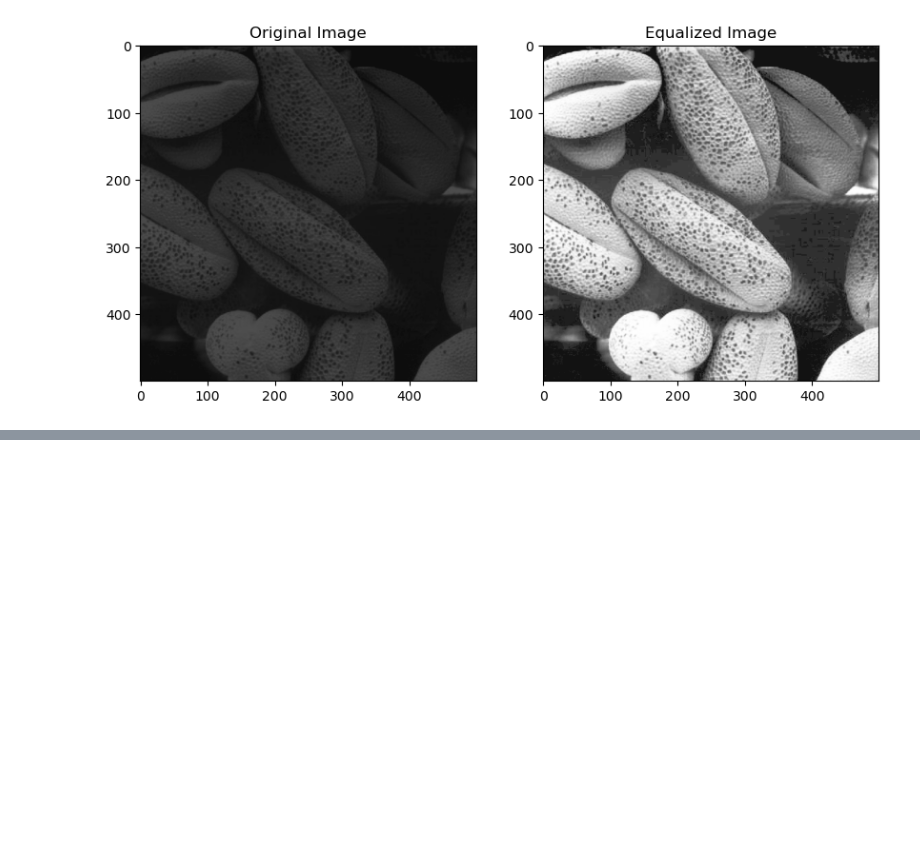
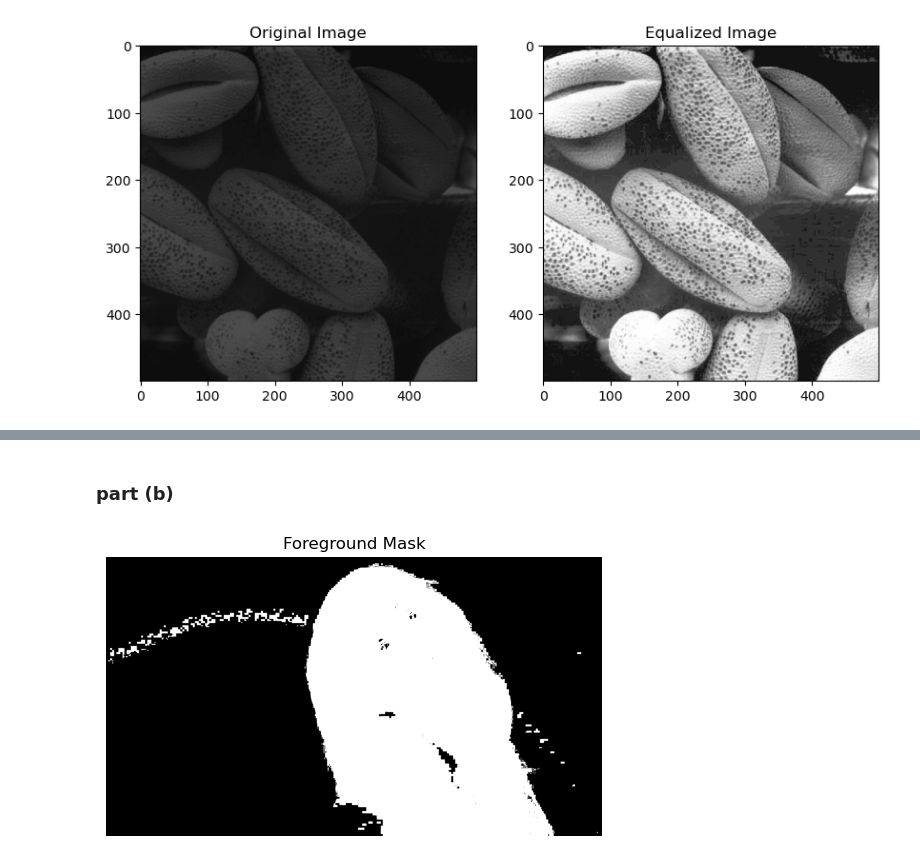
Before and after one commit to Sulojan2027/Image_Processing_SEM_05, a Jupyter notebook: assign_01.ipynb, the cells around one changed output, grey strips where cells are left out. Saved outputs shown, nothing was run; the diff lists cells and outputs as text; code cells hidden in the pictures; blank space fills up the shorter version.

```diff
--- a/assign_01.ipynb
+++ b/assign_01.ipynb
@@ -283,0 +307,12 @@ plt.show()
+# %% [markdown]
+### part (b)
+# %%
+# Apply threshold in Saturation plane
+_, foreground_mask = cv.threshold(S, 10, 255, cv.THRESH_BINARY)
+
+plt.imshow(foreground_mask, cmap='gray')
+plt.title("Foreground Mask")
+plt.axis("off")
+plt.show()
+# %% [output]
+[figure, added]
```
Also changed, not shown: parts of 13 cells of this notebook.
